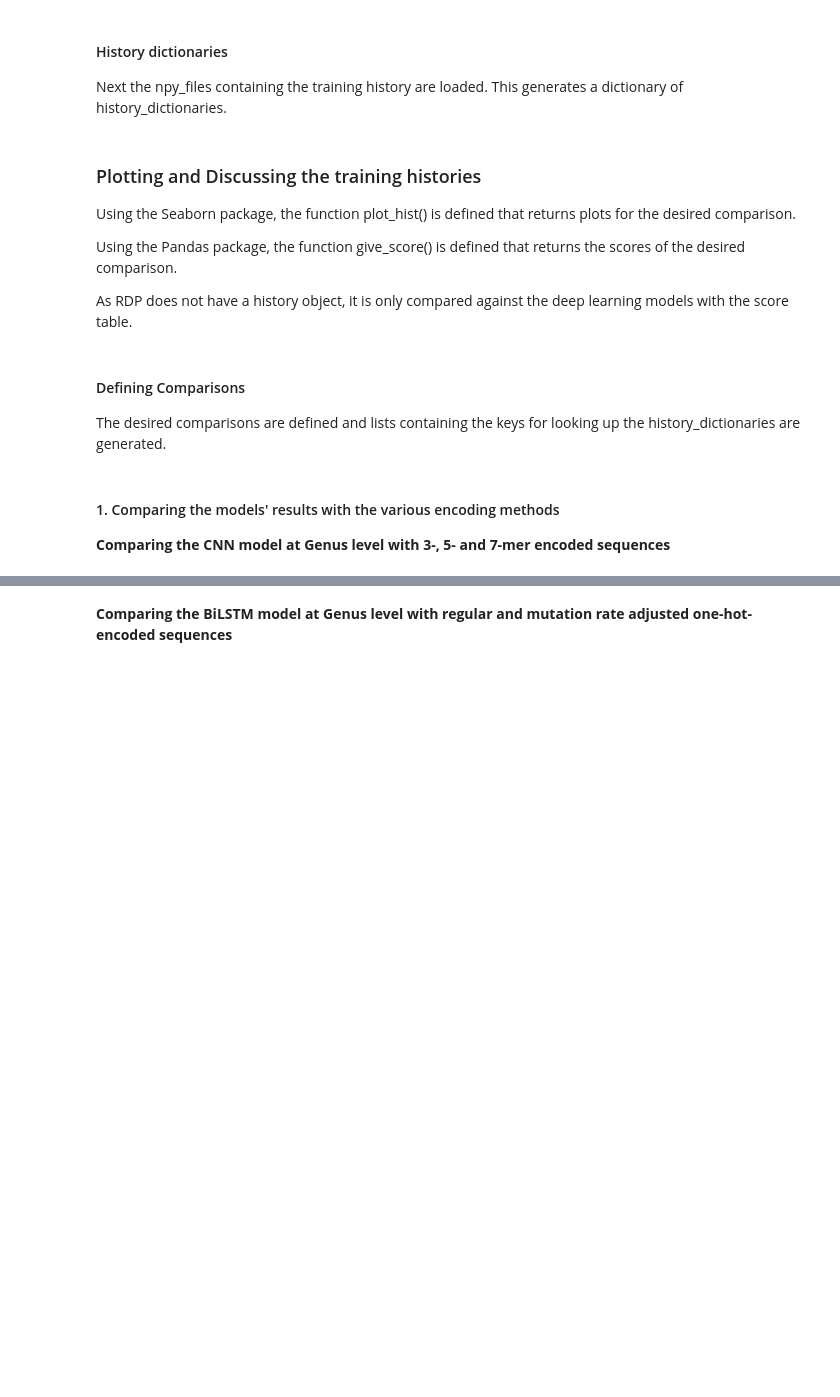
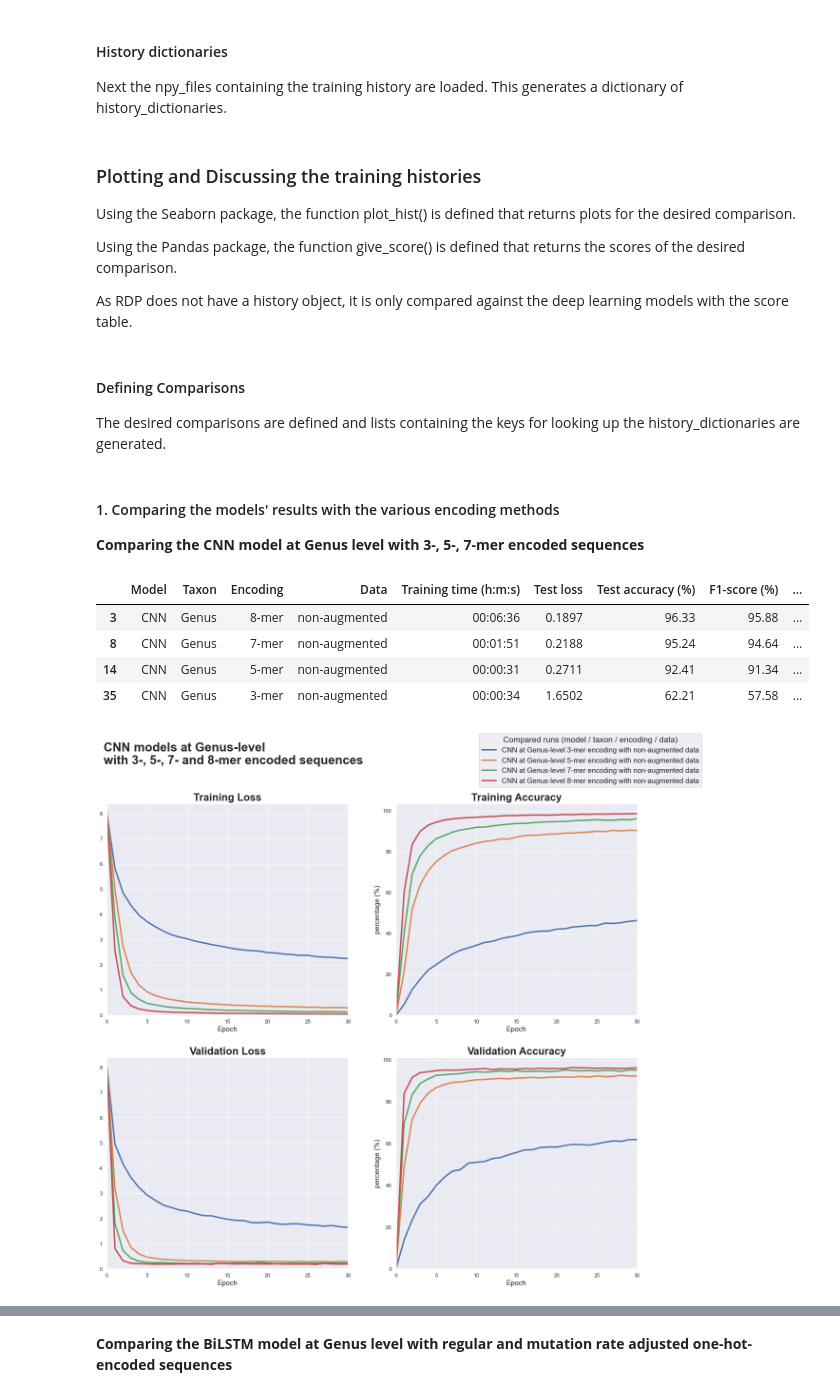
Before and after one commit to Lab-Vankerschaver/16S-ML-models, a Jupyter notebook: models_notebook.ipynb, the cells around one changed output, grey strips where cells are left out. Saved outputs shown, nothing was run; the diff lists cells and outputs as text; code cells hidden in the pictures; blank space fills up the shorter version.

```diff
--- a/models_notebook.ipynb
+++ b/models_notebook.ipynb
@@ -1329,7 +1261,7 @@ test = test_data
 # taxnomy file is converted to a tab separated string
 # sequence file is converted to fasta format with sequence ID and sequence
 raw_seqs = ''
-raw_taxons = 'SeqId Kingdom	Phylum	Class	Order	Family	Genus	Species' + '\n'
+raw_taxons = 'SeqId' + '\t' + 'Kingdom	Phylum	Class	Order	Family	Genus	Species' + '\n'
 for index, row in train.iterrows():
     taxons = row.tolist()
     raw_seqs += '>' + taxons[0] + '\n' + taxons[seq_col] + '\n'
@@ -1647,3 +1599,26 @@ def give_score(model, taxon, encoding, data, df = clean_df):
 # %% [markdown]
 #### Defining Comparisons
 The desired comparisons are defined and lists containing the keys for looking up the history_dictionaries are generated.
+# %%
+# -----------------------------------------------------
+# Lists of history objects for comparing each CNN model
+# with various encoding methods
+histories_CNN_encoding = [
+    'CNN_gen_3_x_train_CNN_na3',
+    'CNN_gen_5_x_train_CNN_na5',
+    'CNN_gen_7_x_train_CNN_na7',
+    'CNN_gen_8_x_train_CNN_na8'
+    ]
+histories_CNN_encodingN = [
+    'CNN_gen_5_x_train_CNN_na5',
+    'CNN_gen_7_x_train_CNN_na7',
+    'CNN_gen_5N_x_train_CNN_na5N',
+    'CNN_gen_7N_x_train_CNN_na7N'
+    ]
+# -----------------------------------------------------
+# Lists of history objects for comparing each CNN model
+# effect of augmentation
+histories_CNN_data = [
+    'CNN_gen_7_x_train_CNN_na7',
+    'CNN_gen_7_x_train_CNN_a7'
+    ]
@@ -1754,14 +1690,22 @@ histories_models_v = [
 # %% [markdown]
 #### 1. Comparing the models' results with the various encoding methods
-**Comparing the CNN model at Genus level with 3-, 5- and 7-mer encoded sequences**
+**Comparing the CNN model at Genus level with 3-, 5-, 7-mer encoded sequences**
 # %%
-print(give_score(
+give_score(
     model = ['CNN'],
     taxon = ['Genus'],
-    encoding = ['3-mer', '5-mer', '7-mer'],
+    encoding = [
+        '3-mer', '5-mer', '7-mer', '8-mer'],
     data = ['non-augmented']
-    ))
+    )
 
 plot_hist(
-    histories_CNN_encoding_genus,
-    suptitle = 'CNN models at Genus-level\nwith 3-, 5-mer and 7-mer encoded sequences')
+    histories_CNN_encoding,
+    suptitle = 'CNN models at Genus-level\nwith 3-, 5-, 7- and 8-mer encoded sequences')
+# %% [output]
+|  | Model | Taxon | Encoding | Data | Training time (h:m:s) | Test loss | Test accuracy (%) | F1-score (%) | ... |
+| 3 | CNN | Genus | 8-mer | non-augmented | 00:06:36 | 0.1897 | 96.33 | 95.88 | ... |
+| 8 | CNN | Genus | 7-mer | non-augmented | 00:01:51 | 0.2188 | 95.24 | 94.64 | ... |
+| 14 | CNN | Genus | 5-mer | non-augmented | 00:00:31 | 0.2711 | 92.41 | 91.34 | ... |
+| 35 | CNN | Genus | 3-mer | non-augmented | 00:00:34 | 1.6502 | 62.21 | 57.58 | ... |
+[figure, added]
```
Also changed, not shown: parts of 48 cells of this notebook.
